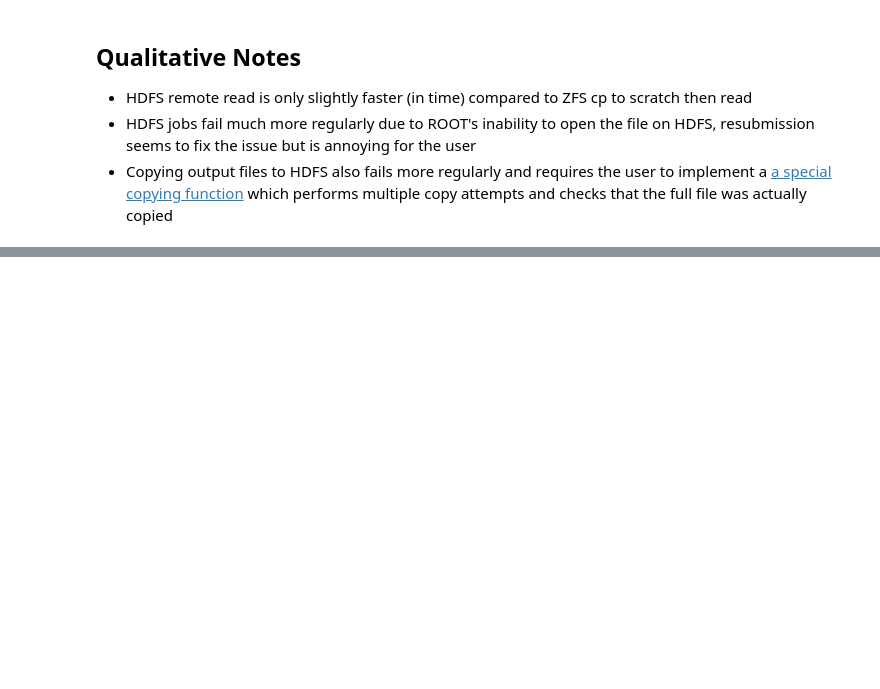
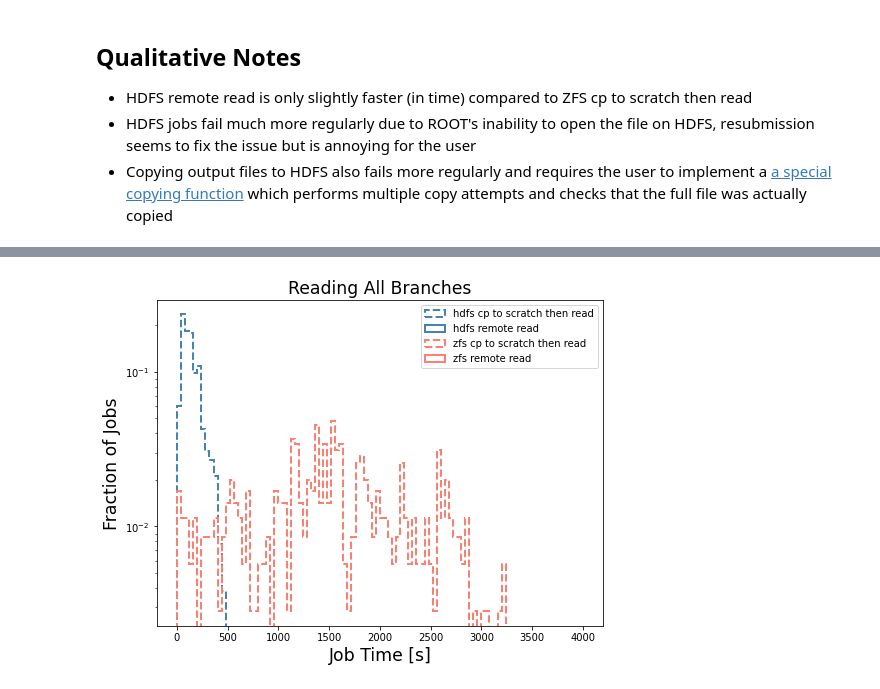
Before and after one commit to tomeichlersmith/umn-cluster, a Jupyter notebook: filesystem/plot_benchmark.ipynb, the cells around one changed output, grey strips where cells are left out. Cells and saved outputs as stored; diff of their text form; code cells hidden in the pictures; blank space fills up the shorter version.

```diff
--- a/filesystem/plot_benchmark.ipynb
+++ b/filesystem/plot_benchmark.ipynb
@@ -139,0 +149,6 @@ plt.show()
+# %%
+plt.figure(figsize=(8,6))
+df = time_comp(df,'Reading All Branches', bins=100,range=(0.,4000.),lw=2.)
+plt.show()
+# %% [output]
+[figure, added]
```
Also changed, not shown: parts of 3 cells of this notebook.
